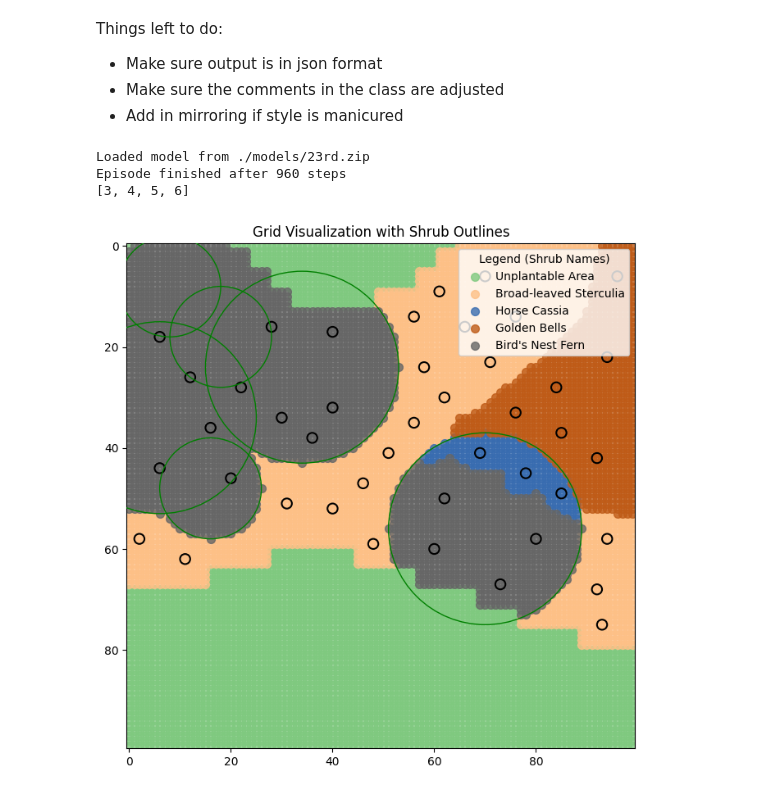
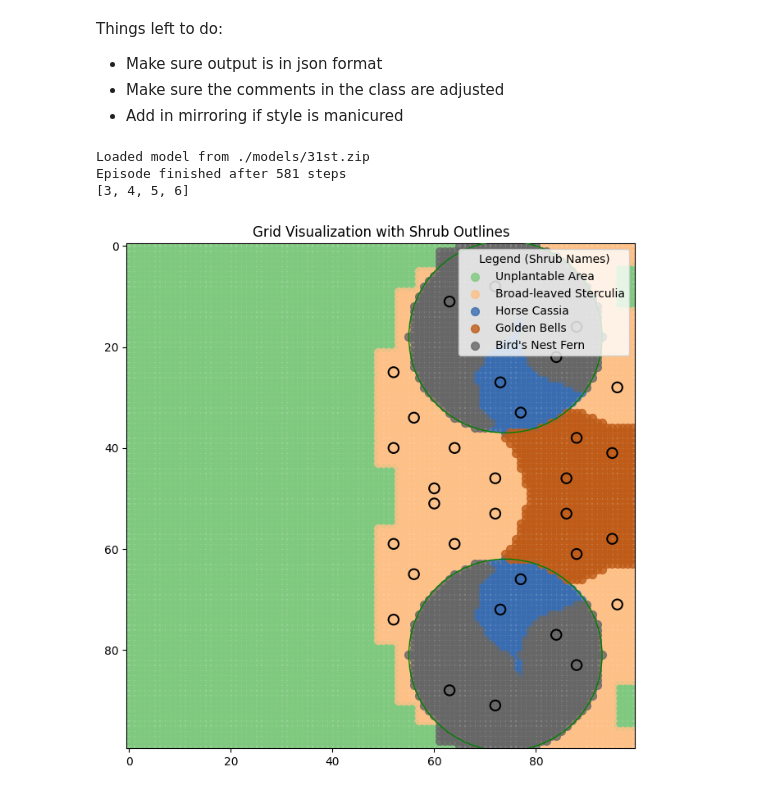
Before and after one commit to Jaywhisker/HDB_Planters, a Jupyter notebook: hdb-spatial-placement/notebooks/organisedNotebook.ipynb, the cells around one changed output. Drawn from its saved outputs; the diff is of its cells as text; code cells hidden in the pictures.

```diff
--- a/hdb-spatial-placement/notebooks/organisedNotebook.ipynb
+++ b/hdb-spatial-placement/notebooks/organisedNotebook.ipynb
@@ -2856,11 +3191,11 @@ class gridHatching():
 # %%
-input_grid_z = createGrid("./models/23rd.zip")
+input_grid_z = createGrid("./models/31st.zip")
 
 something = gridHatching(input_grid_z,starting_input)
 
 output_grid_z, output_seed_z, output_tree_radii_dict_z = something.create_hatching(visualise=True)
 # %% [output]
-Loaded model from ./models/23rd.zip
-Episode finished after 960 steps
+Loaded model from ./models/31st.zip
+Episode finished after 581 steps
 [3, 4, 5, 6]
-[figure, old version]
+[figure, new version]
```
Also changed, not shown: parts of 2 cells of this notebook, 1 other file.
